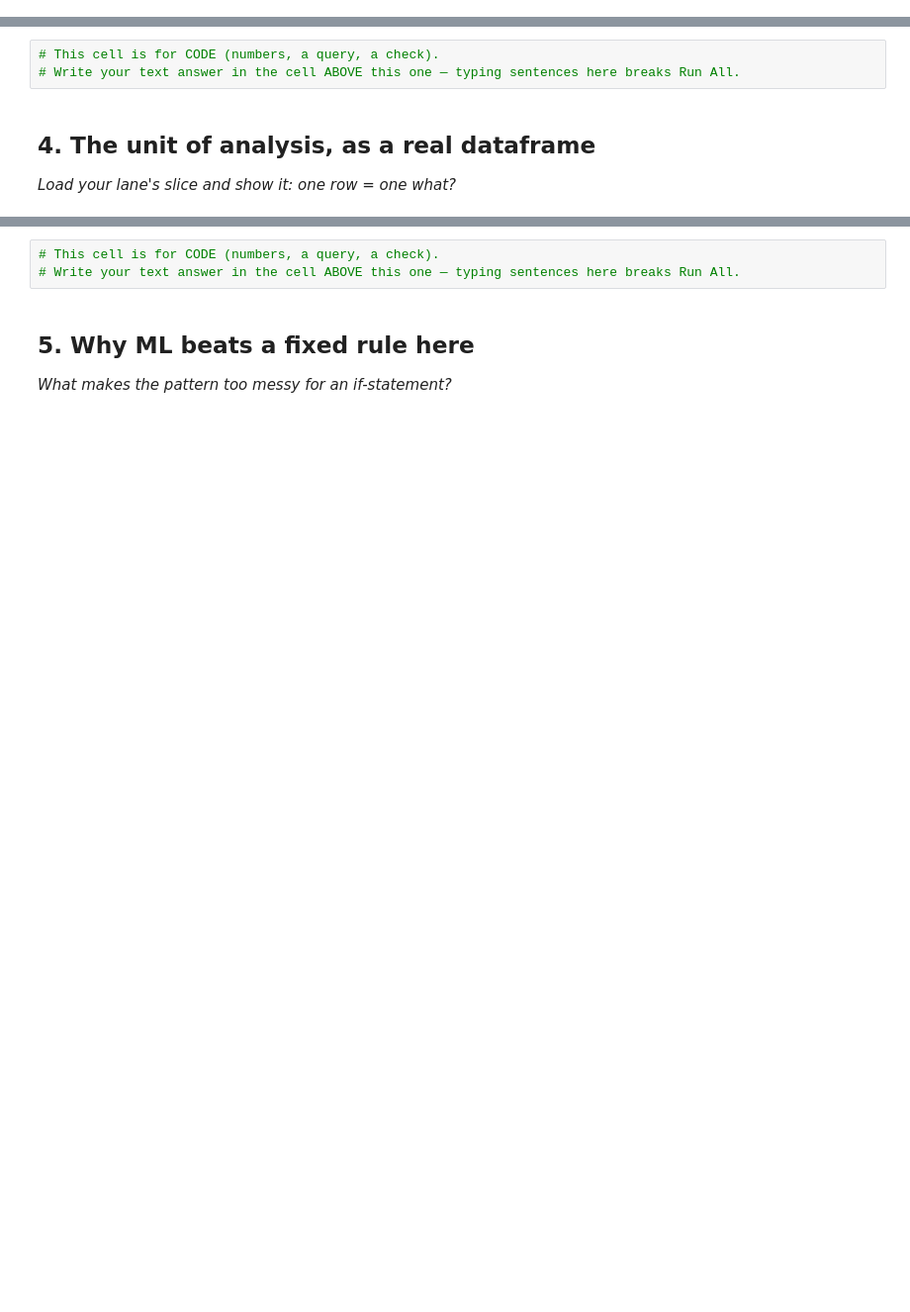
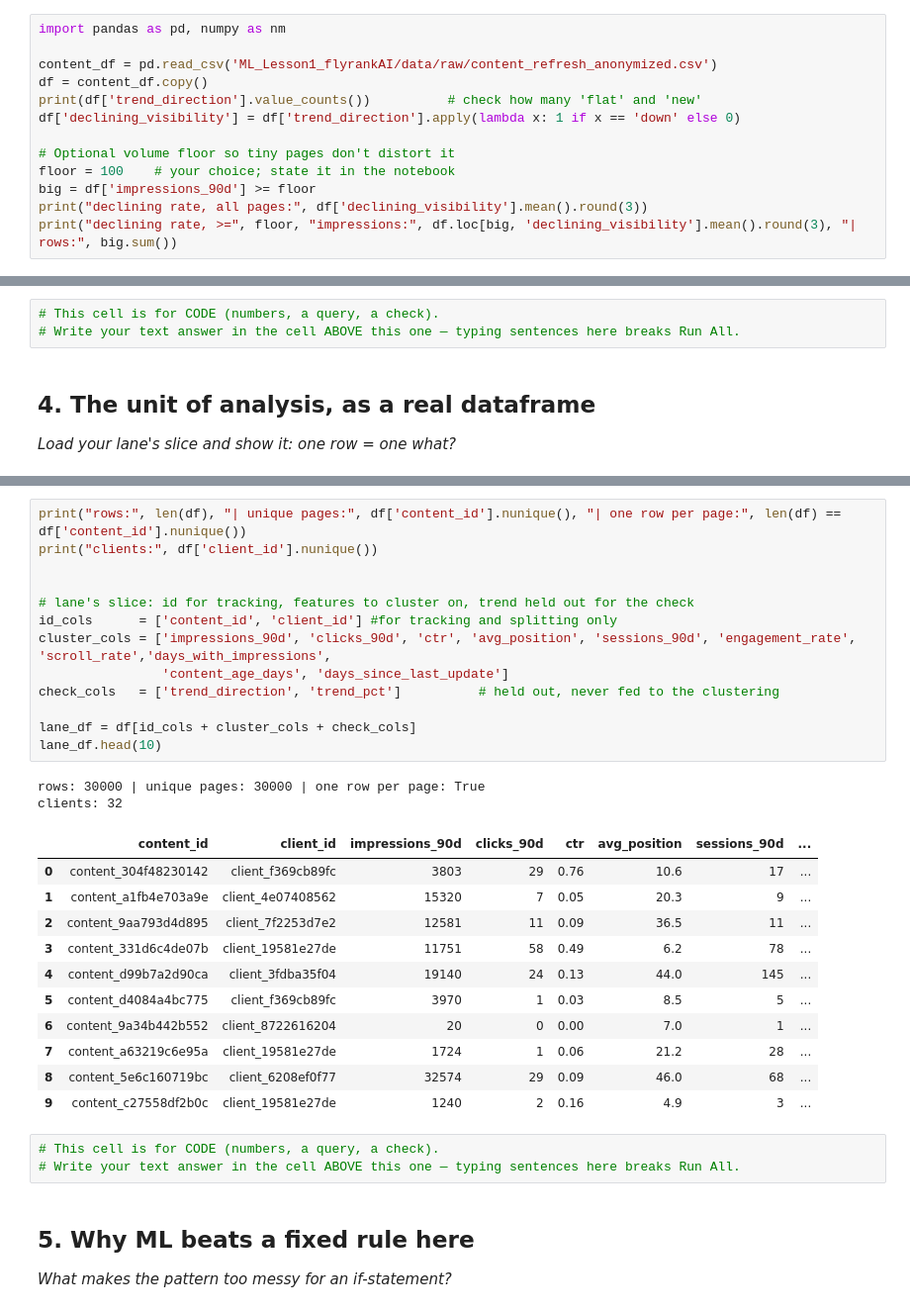
Before and after one commit to AkMebo/ML_Lesson1_flyrankAI, a Jupyter notebook: work/notebooks/w02_ml_task_framing.ipynb, the cells around one changed output, grey strips where cells are left out. Shown at 99% size. Saved outputs shown, nothing was run; the diff lists cells and outputs as text; blank space fills up the shorter version.

```diff
--- a/work/notebooks/w02_ml_task_framing.ipynb
+++ b/work/notebooks/w02_ml_task_framing.ipynb
@@ -22,0 +63,13 @@ This skeleton is yours to fill. Work the sections **in order** — each one has
+# %%
+import pandas as pd, numpy as nm
+
+content_df = pd.read_csv('ML_Lesson1_flyrankAI/data/raw/content_refresh_anonymized.csv')
+df = content_df.copy()
+print(df['trend_direction'].value_counts())          # check how many 'flat' and 'new'
+df['declining_visibility'] = df['trend_direction'].apply(lambda x: 1 if x == 'down' else 0)
+
+# Optional volume floor so tiny pages don't distort it
+floor = 100    # your choice; state it in the notebook
+big = df['impressions_90d'] >= floor
+print("declining rate, all pages:", df['declining_visibility'].mean().round(3))
+print("declining rate, >=", floor, "impressions:", df.loc[big, 'declining_visibility'].mean().round(3), "| rows:", big.sum())
@@ -34,3 +120,30 @@ This skeleton is yours to fill. Work the sections **in order** — each one has
+# %%
+print("rows:", len(df), "| unique pages:", df['content_id'].nunique(), "| one row per page:", len(df) == df['content_id'].nunique())
+print("clients:", df['client_id'].nunique())
+
+
+# lane's slice: id for tracking, features to cluster on, trend held out for the check
+id_cols      = ['content_id', 'client_id'] #for tracking and splitting only
+cluster_cols = ['impressions_90d', 'clicks_90d', 'ctr', 'avg_position', 'sessions_90d', 'engagement_rate', 'scroll_rate','days_with_impressions',
+                'content_age_days', 'days_since_last_update']
+check_cols   = ['trend_direction', 'trend_pct']          # held out, never fed to the clustering
+
+lane_df = df[id_cols + cluster_cols + check_cols]
+lane_df.head(10)
+# %% [output]
+rows: 30000 | unique pages: 30000 | one row per page: True
+clients: 32
+|  | content_id | client_id | impressions_90d | clicks_90d | ctr | avg_position | sessions_90d | ... |
+| 0 | content_304f48230142 | client_f369cb89fc | 3803 | 29 | 0.76 | 10.6 | 17 | ... |
+| 1 | content_a1fb4e703a9e | client_4e07408562 | 15320 | 7 | 0.05 | 20.3 | 9 | ... |
+| 2 | content_9aa793d4d895 | client_7f2253d7e2 | 12581 | 11 | 0.09 | 36.5 | 11 | ... |
+| 3 | content_331d6c4de07b | client_19581e27de | 11751 | 58 | 0.49 | 6.2 | 78 | ... |
+| 4 | content_d99b7a2d90ca | client_3fdba35f04 | 19140 | 24 | 0.13 | 44.0 | 145 | ... |
+| 5 | content_d4084a4bc775 | client_f369cb89fc | 3970 | 1 | 0.03 | 8.5 | 5 | ... |
+| 6 | content_9a34b442b552 | client_8722616204 | 20 | 0 | 0.00 | 7.0 | 1 | ... |
+| 7 | content_a63219c6e95a | client_19581e27de | 1724 | 1 | 0.06 | 21.2 | 28 | ... |
+| 8 | content_5e6c160719bc | client_6208ef0f77 | 32574 | 29 | 0.09 | 46.0 | 68 | ... |
+| 9 | content_c27558df2b0c | client_19581e27de | 1240 | 2 | 0.16 | 4.9 | 3 | ... |
 # %%
 # This cell is for CODE (numbers, a query, a check).
 # Write your text answer in the cell ABOVE this one — typing sentences here breaks Run All.
```
Also changed, not shown: parts of 12 cells of this notebook.
